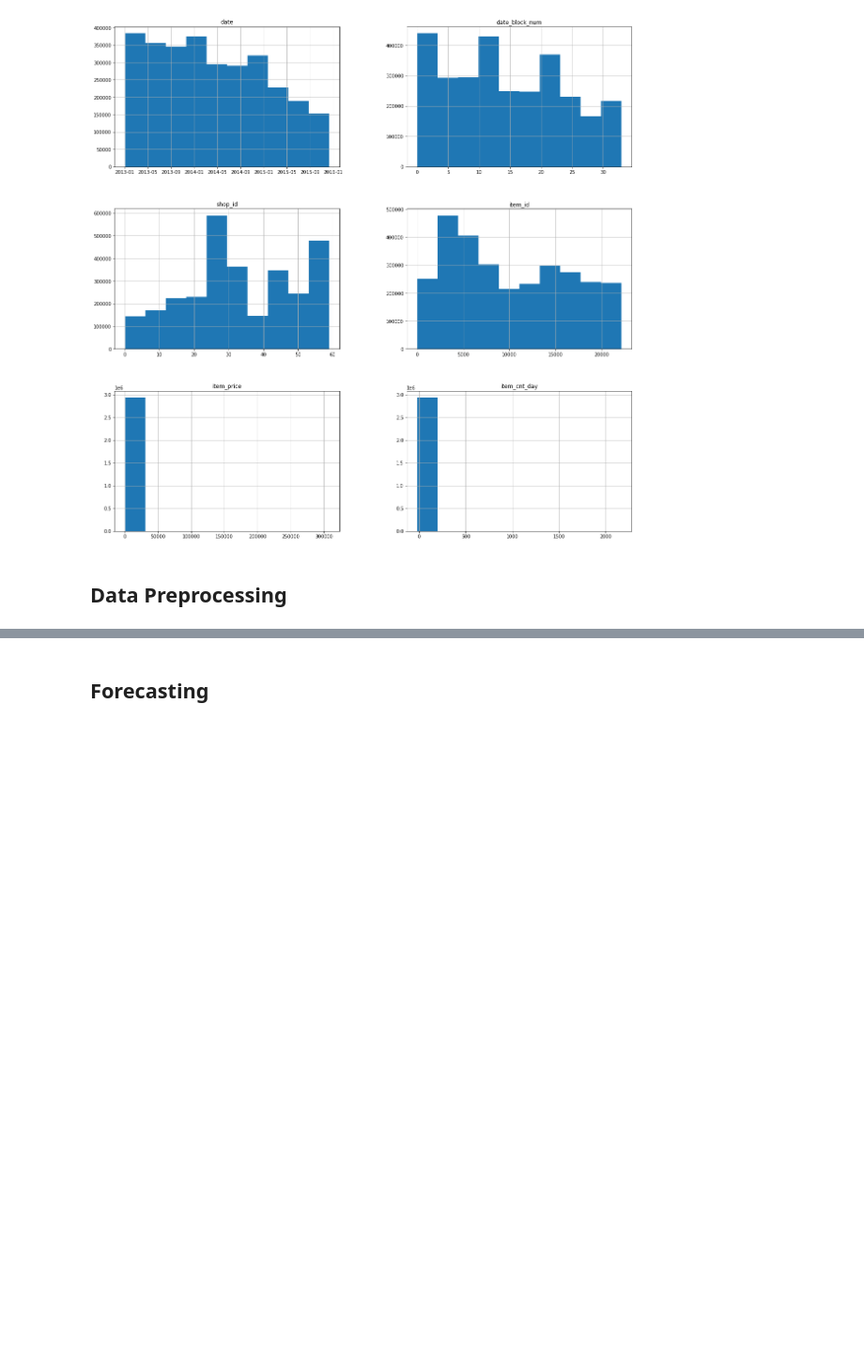
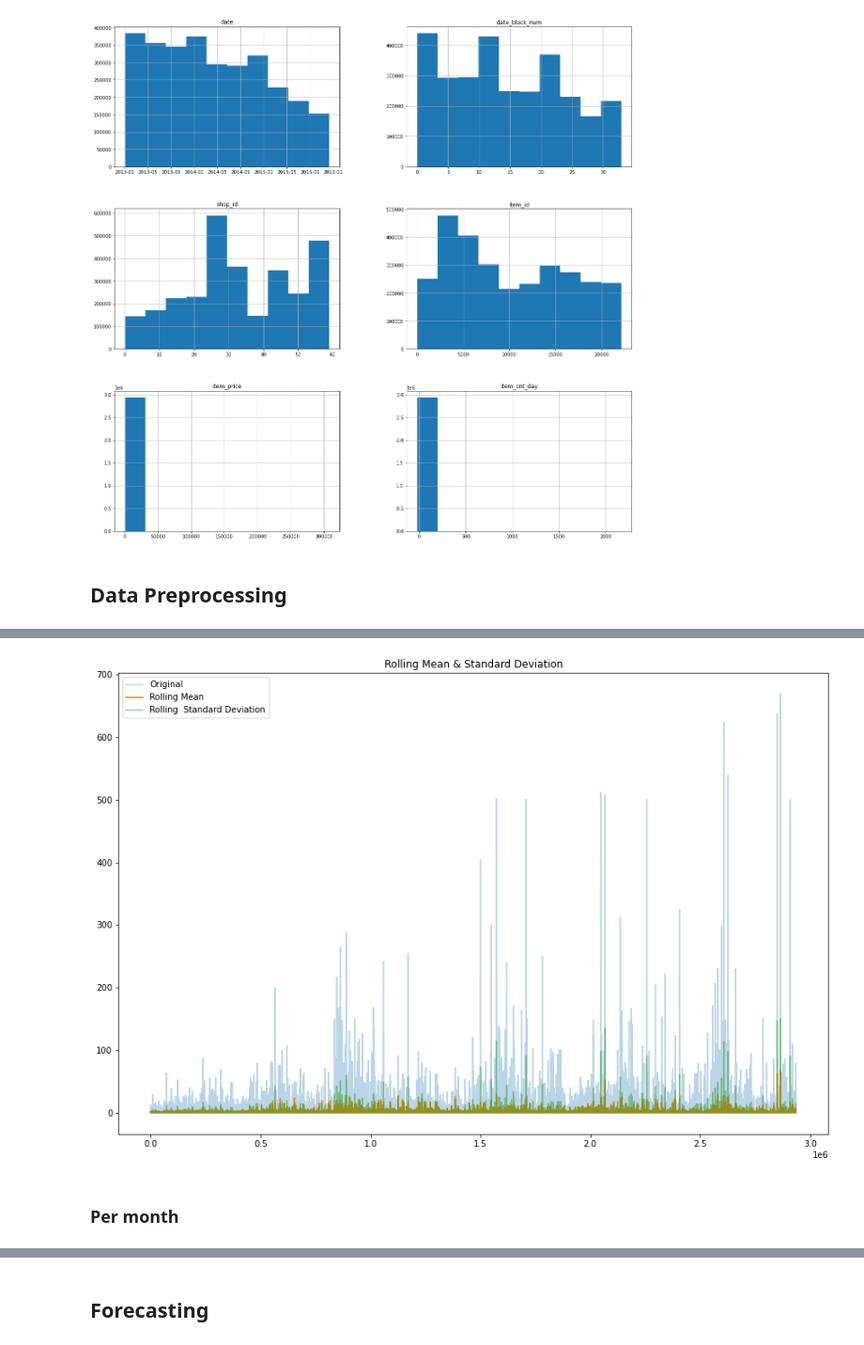
Before and after one commit to anovaYa/DA-Projects, a Jupyter notebook: competitive-data-science-predict-future-sales/Predict Future Sales.ipynb, the cells around one changed output, grey strips where cells are left out. Shown: that part at 94% size. Cells and saved outputs as stored; diff of their text form; code cells hidden in the pictures; blank space fills up the shorter version.

```diff
--- a/competitive-data-science-predict-future-sales/Predict Future Sales.ipynb
+++ b/competitive-data-science-predict-future-sales/Predict Future Sales.ipynb
@@ -97,3 +101,28 @@ sns.distplot(trainData['item_cnt_day'][trainData['item_cnt_day']<100], ax = ax[1
+# %%
+from statsmodels.tsa.stattools import adfuller
+def test_stationarity(df, period = 12, dft=False):
+    movingAVG = df.rolling(window=period).mean()
+    movingSTD = df.rolling(window=period).std()
+    #plot
+    plt.figure(figsize=(15, 10))
+    df.plot(label='Original', alpha=0.3)
+    mean = plt.plot(movingAVG, label='Rolling Mean')
+    std = plt.plot(movingSTD, label='Rolling  Standard Deviation', alpha=0.5)
+    plt.title('Rolling Mean & Standard Deviation')
+    plt.legend()
+    if dft:
+        print('Results of Dickey-Fuller Test:')
+        dftest = adfuller(df, autolag='AIC')
+        dfoutput = pd.Series(dftest[0:4], index=['Test Statistic', 'p-value', '#Lags Used', 'Number of Observations Used'])
+        for key, value in dftest[4].items():
+            dfoutput['\nCritical Value (%s)' % key] = value
+        print(dfoutput)
+# %%
+test_stationarity(trainData['item_cnt_day'], period = 30)
+# %% [output]
+[figure, added]
+# %% [markdown]
+### Per month
 # %%
 trainData['Month'] = trainData['date'].dt.to_period('M')
 trainData
```
Also changed, not shown: parts of 32 cells of this notebook.
